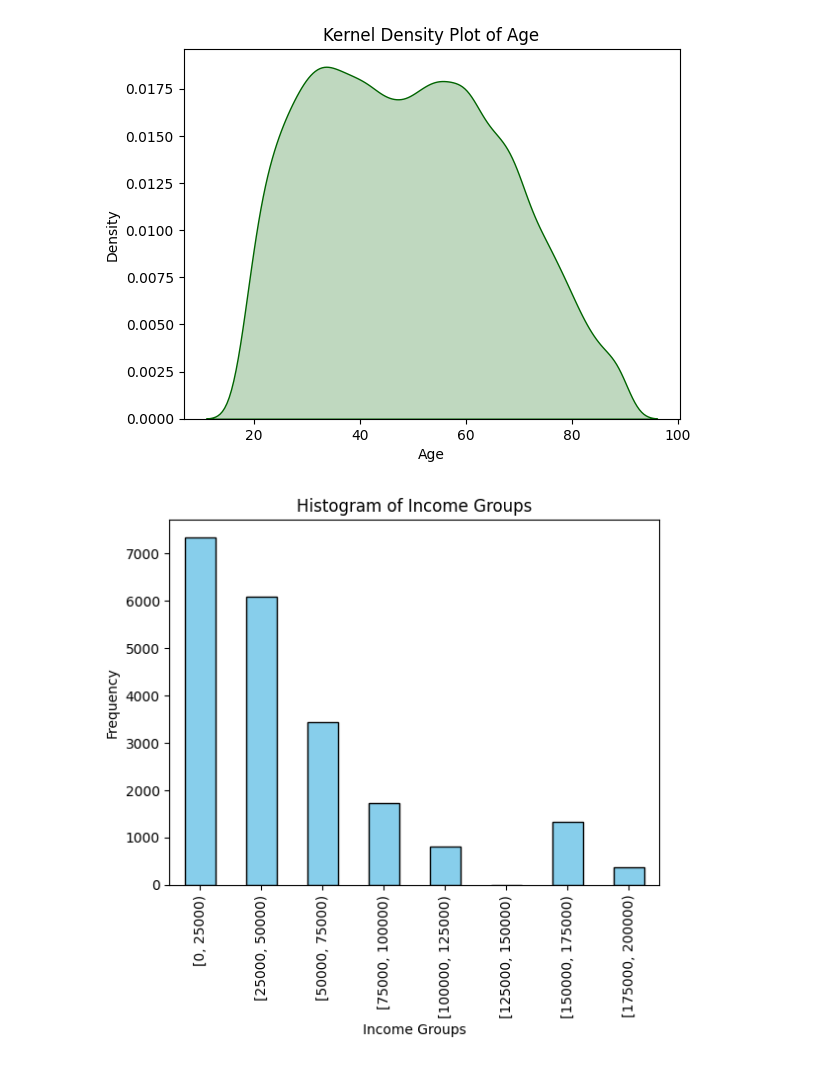
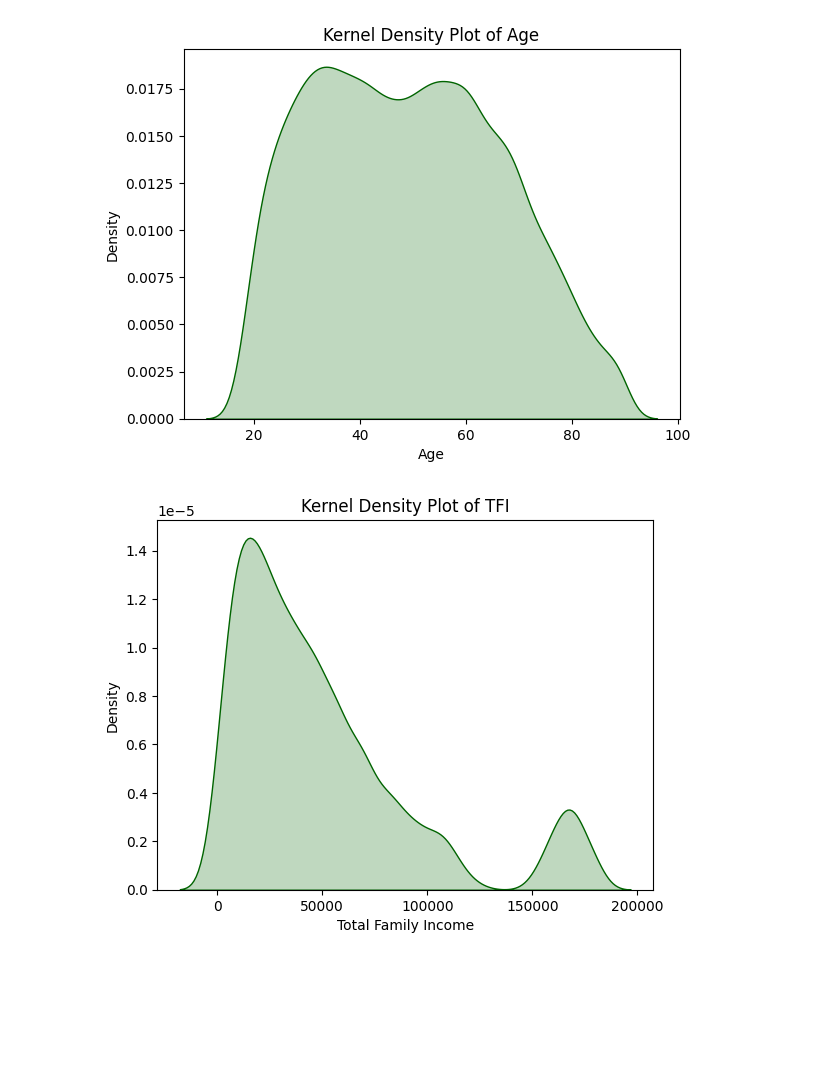
Before and after one commit to michellehkim280/1stproject, a Jupyter notebook: MichelleCaraSaveTheDay.ipynb, the cells around one changed output. Saved outputs shown, nothing was run; the diff lists cells and outputs as text; code cells hidden in the pictures; blank space fills up the shorter version.

```diff
--- a/MichelleCaraSaveTheDay.ipynb
+++ b/MichelleCaraSaveTheDay.ipynb
@@ -77,8 +67,0 @@ df = df.dropna(subset=['income_group'])
-# %%
-df['income_group'].value_counts().sort_index().plot(kind='bar', color='skyblue', edgecolor='black')
-plt.title('Histogram of Income Groups')
-plt.xlabel('Income Groups')
-plt.ylabel('Frequency')
-plt.show()
-# %% [output]
-[figure, removed]
@@ -85,3 +71,11 @@ plt.show()
+# %%
+sns.kdeplot(data=df['coninc'], fill=True, color='darkgreen')
+plt.title('Kernel Density Plot of TFI')
+plt.xlabel('Total Family Income')
+plt.ylabel('Density')
+plt.show()
+# %% [output]
+[figure, added]
 # %%
 # Happy ranking cleaning
 categories = ['pretty happy', 'very happy', 'not too happy', 'unanswered']
```
Also changed, not shown: parts of 10 cells of this notebook.
